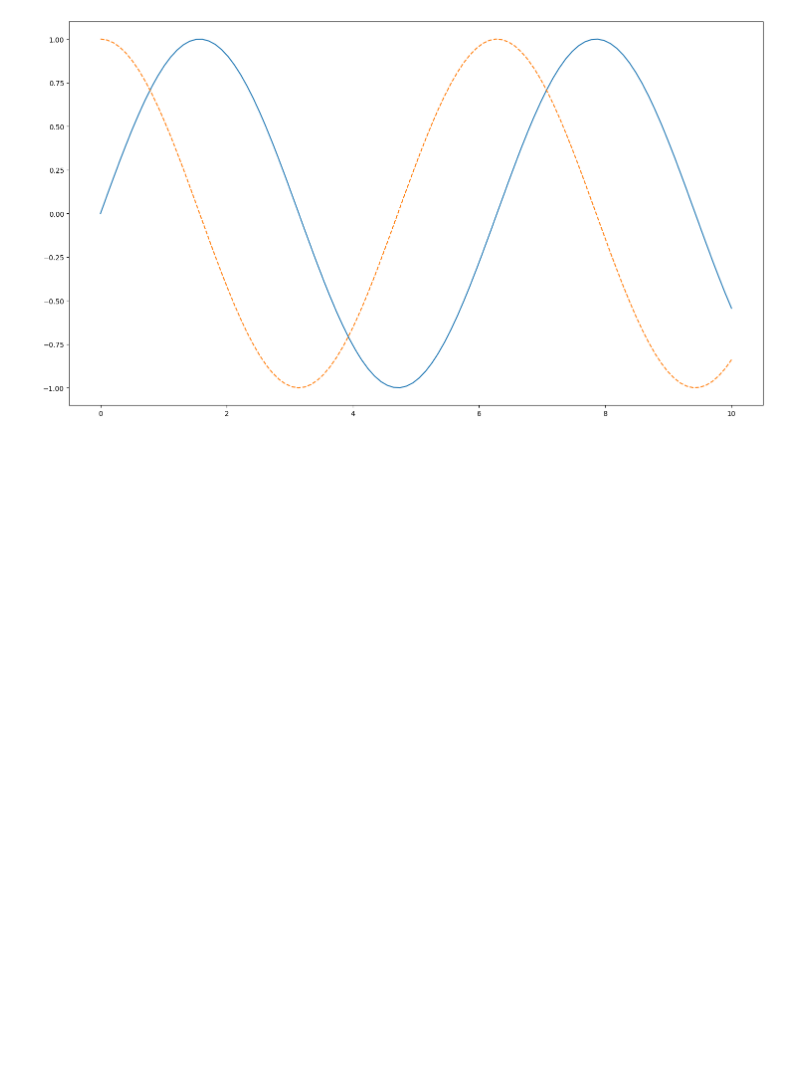
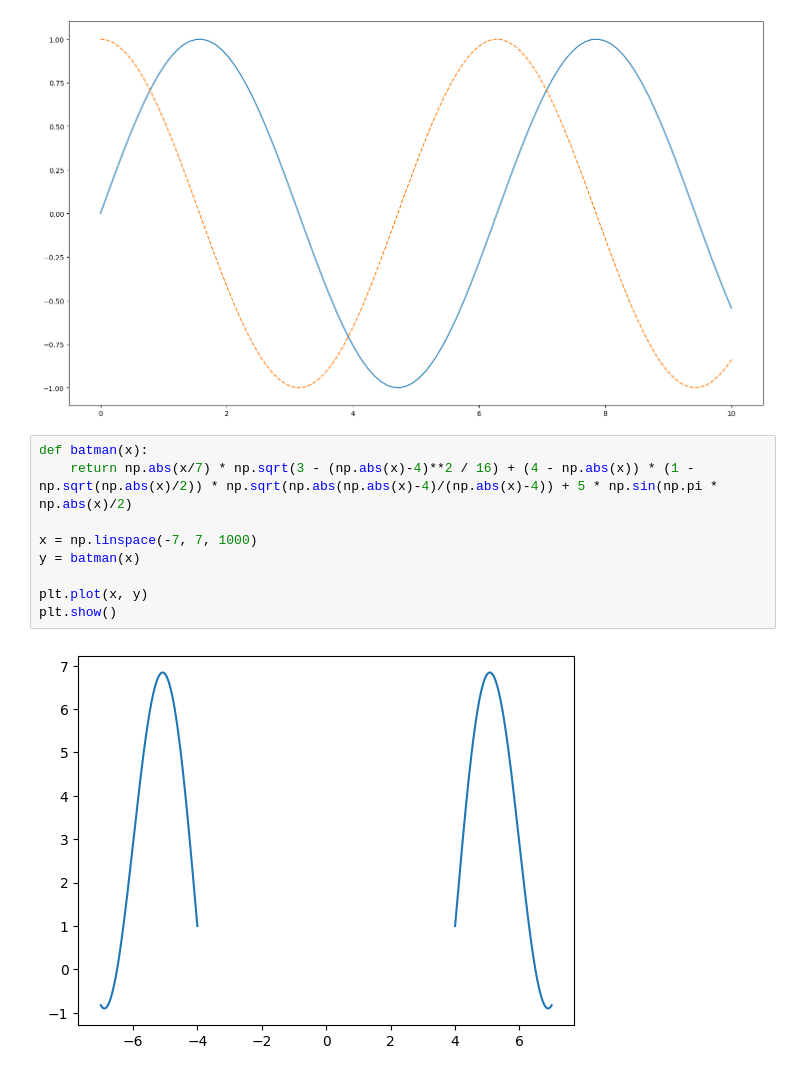
Before and after one commit to Xare92/PrimaRep, a Jupyter notebook: matplot.ipynb, the cells around one changed output. Saved outputs shown, nothing was run; the diff lists cells and outputs as text; blank space fills up the shorter version.

```diff
--- a/matplot.ipynb
+++ b/matplot.ipynb
@@ -133,3 +133,14 @@ plt.plot(x,z, '--')
 # %% [output]
 [<matplotlib.lines.Line2D at 0x...>]
 [figure]
+# %%
+def batman(x):
+    return np.abs(x/7) * np.sqrt(3 - (np.abs(x)-4)**2 / 16) + (4 - np.abs(x)) * (1 - np.sqrt(np.abs(x)/2)) * np.sqrt(np.abs(np.abs(x)-4)/(np.abs(x)-4)) + 5 * np.sin(np.pi * np.abs(x)/2)
+
+x = np.linspace(-7, 7, 1000)
+y = batman(x)
+
+plt.plot(x, y)
+plt.show()
+# %% [output]
+[figure, added]
```
Also changed, not shown: parts of 58 cells of this notebook, 2 other files.
